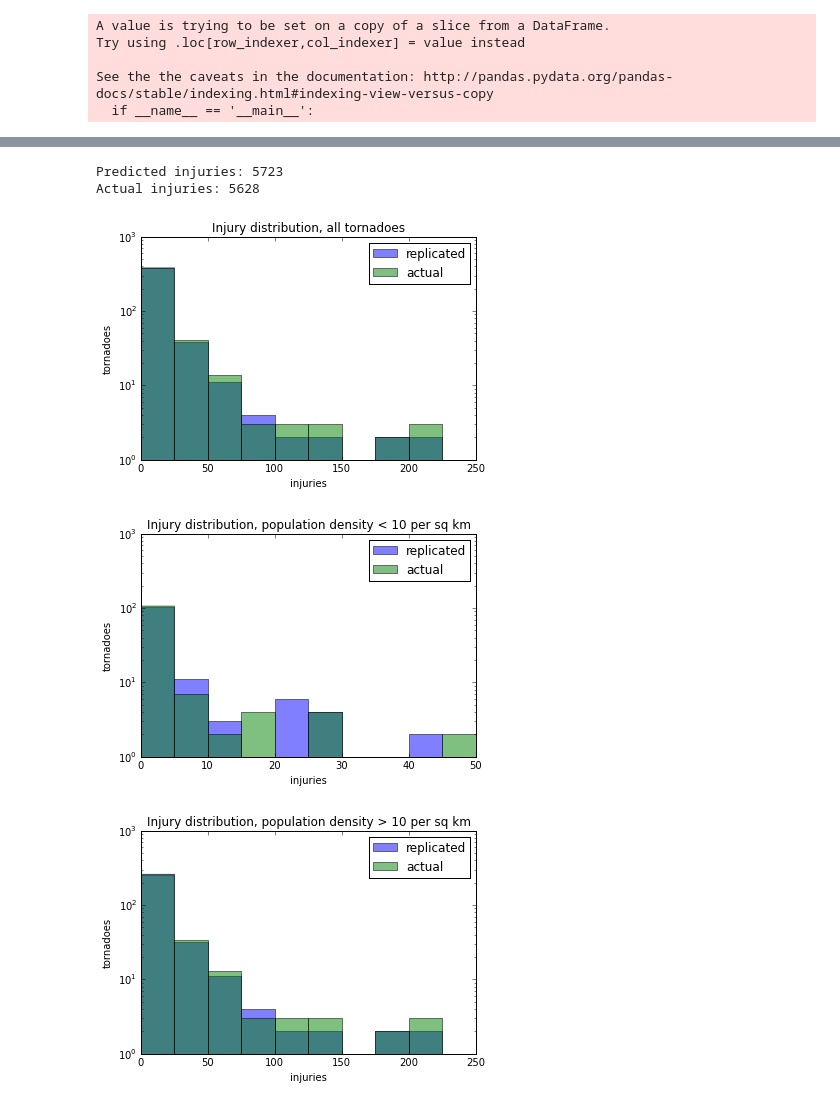
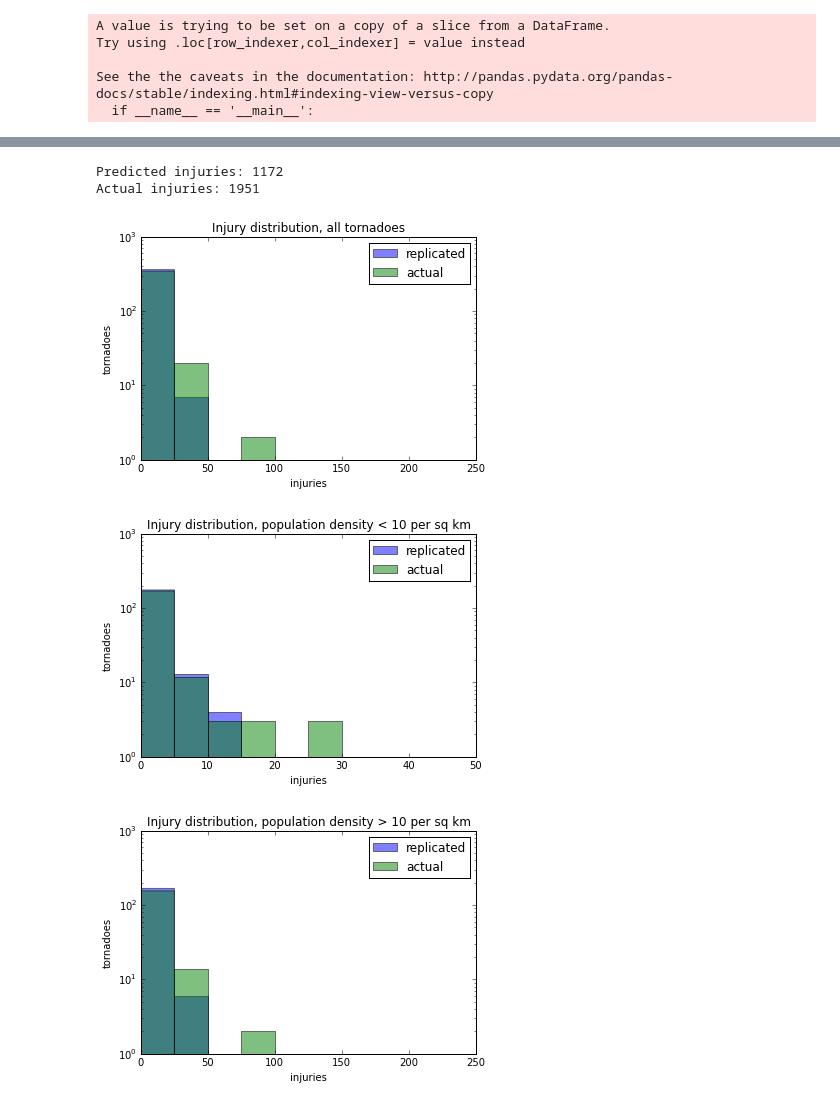
Before and after one commit to lgarrison/AM207-Twister, a Jupyter notebook: injurymodelling-stephen.ipynb, the cells around one changed output, grey strips where cells are left out. Cells and saved outputs as stored; diff of their text form; code cells hidden in the pictures.

```diff
--- a/injurymodelling-stephen.ipynb
+++ b/injurymodelling-stephen.ipynb
@@ -121,3 +168,13 @@ plt.show()
+# %%
+states = torndatasel['st'].unique()
+tornsts = np.empty((torndatasel.index.size, states.size), dtype=np.bool)
+
+for i in xrange(states.size):
+    tornsts[:, i] = (torndatasel['st'] == states[i])
+# %%
+tornyrs = np.empty((torndatasel.index.size,10), dtype=np.bool)
+for i in xrange(10):
+    tornyrs[:,i] = np.logical_and(torndatasel['yr'] >= 1985 + i*3, torndatasel['yr'] < 1988 + i*3)
 # %%
 tornado_model = """
 data {
@@ -144,10 +219,15 @@ model  {
 """
 # %%
 tornado_dat = {'N_torn':len(torndatasel.index),
-               'popdens':torndatasel['pop_dens'].values,
+               'N_yr': 10,
+               'N_st':states.size,
+               'tornsts':tornsts.astype(int),
+               'tornyrs':tornyrs.astype(int),
+               'earlywarning':earlywarning.astype(int),
+               'logpopdens':np.log(torndatasel['pop_dens'].values),
                'y':torndatasel['inj'].values}
 # %%
-niter = 10000
+niter = 1000
 fit = pystan.stan(model_code=tornado_model, data=tornado_dat, iter=2*niter, chains=1)
 # %%
 fit.plot()
@@ -181,37 +316,38 @@ plt.show()
 # %%
-i = np.random.randint(1000)
+i = np.random.randint(niter)
 const_factor = extract['const_factor'][i]
-noise_factor = extract['noise_factor'][i]
-#noise_factor = np.random.normal(scale=extract['noise_hp_sig'][i], size=torndatasel.index.size)
-predinjuries = torndatasel['pop_dens'].values * np.exp(const_factor)
-lambdas = torndatasel['pop_dens'].values * np.exp(const_factor + noise_factor)
-injuries = np.random.poisson(lam=lambdas)
+#noise_factor = extract['noise_factor'][i]
+noise_factor = np.random.normal(scale=extract['noise_hp_sig'][i], size=torndatasel.index.size)
+predinjuries = torndatasel['pop_dens'].values**extract['popdens_power'][i] * np.exp(const_factor)
+lambdas = torndatasel['pop_dens'].values**extract['popdens_power'][i] * np.exp(const_factor + noise_factor)
+phi = extract['phi'][i]
+injuries = stats.nbinom.rvs(phi, phi/(lambdas+phi))
 print "Predicted injuries:", np.sum(injuries)
 print "Actual injuries:", np.sum(torndatasel['inj'].values)
 plt.hist(injuries, log=True, alpha=0.5, range=(0,250), label='replicated')
 plt.hist(torndatasel['inj'].values, log=True, alpha=0.5, range=(0,250), label='actual')
 plt.xlabel('injuries')
 plt.ylabel('tornadoes')
 plt.legend()
 plt.title('Injury distribution, all tornadoes')
 plt.show()
 plt.hist(injuries[torndatasel['pop_dens'].values < 1e-5], log=True, alpha=0.5, range=(0,50), label='replicated')
 plt.hist(torndatasel['inj'].values[torndatasel['pop_dens'].values < 1e-5], log=True, alpha=0.5, range=(0,50), label='actual')
 plt.xlabel('injuries')
 plt.ylabel('tornadoes')
 plt.legend()
 plt.title('Injury distribution, population density < 10 per sq km')
 plt.show()
 plt.hist(injuries[torndatasel['pop_dens'].values > 1e-5], log=True, alpha=0.5, range=(0,250), label='replicated')
 plt.hist(torndatasel['inj'].values[torndatasel['pop_dens'].values > 1e-5], log=True, alpha=0.5, range=(0,250), label='actual')
 plt.xlabel('injuries')
 plt.ylabel('tornadoes')
 plt.legend()
 plt.title('Injury distribution, population density > 10 per sq km')
 plt.show()
 # %% [output]
-Predicted injuries: 5723
-Actual injuries: 5628
+Predicted injuries: 1172
+Actual injuries: 1951
-[figure, old version]
+[figure, new version]
-[figure, old version]
+[figure, new version]
-[figure, old version]
+[figure, new version]
```
Also changed, not shown: parts of 24 cells of this notebook.
